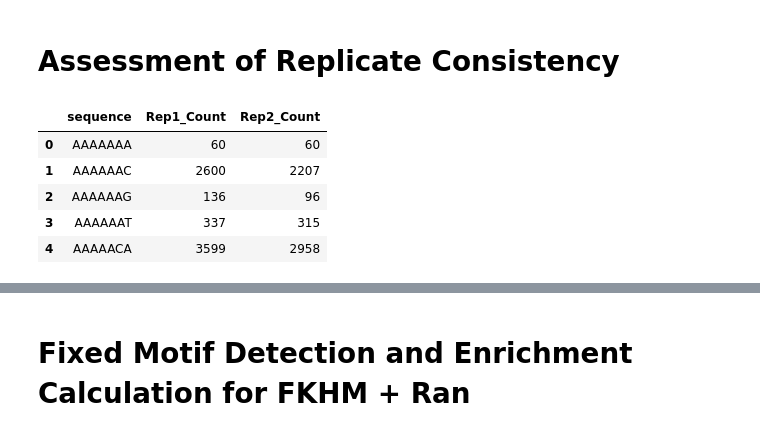
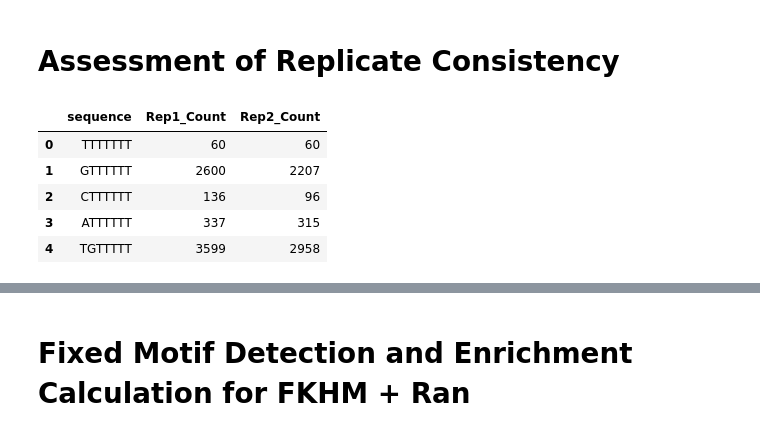
Before and after one commit to clarkvd/hur_lab_foxp3, a Jupyter notebook: figure1.ipynb, the cells around one changed output, grey strips where cells are left out. Drawn from its saved outputs; the diff is of its cells as text; code cells hidden in the pictures.

```diff
--- a/figure1.ipynb
+++ b/figure1.ipynb
@@ -201,14 +200,17 @@ plt.show()
 # %% [markdown]
 # Assessment of Replicate Consistency
 # %%
-# Load Replicate 1 and Replicate 2 counts for each sequence in FoxP3
-replicate_counts_df = pd.read_csv("figure1_files/rep1_rep2_sequence_counts.csv")
+# FoxP3 replicate counts
+foxp3_replicate_counts_df = pd.read_csv("figure1_files/foxp3_rep1_rep2_sequence_counts.csv")
+
+# Input replicate counts
+input_replicate_counts_df = pd.read_csv("figure1_files/input_rep1_rep2_sequence_counts.csv")
 # %%
-replicate_counts_df.head()
+foxp3_replicate_counts_df.head()
 # %% [output]
 |  | sequence | Rep1_Count | Rep2_Count |
-| 0 | AAAAAAA | 60 | 60 |
-| 1 | AAAAAAC | 2600 | 2207 |
-| 2 | AAAAAAG | 136 | 96 |
-| 3 | AAAAAAT | 337 | 315 |
-| 4 | AAAAACA | 3599 | 2958 |
+| 0 | TTTTTTT | 60 | 60 |
+| 1 | GTTTTTT | 2600 | 2207 |
+| 2 | CTTTTTT | 136 | 96 |
+| 3 | ATTTTTT | 337 | 315 |
+| 4 | TGTTTTT | 3599 | 2958 |
```
Also changed, not shown: parts of 17 cells of this notebook.
